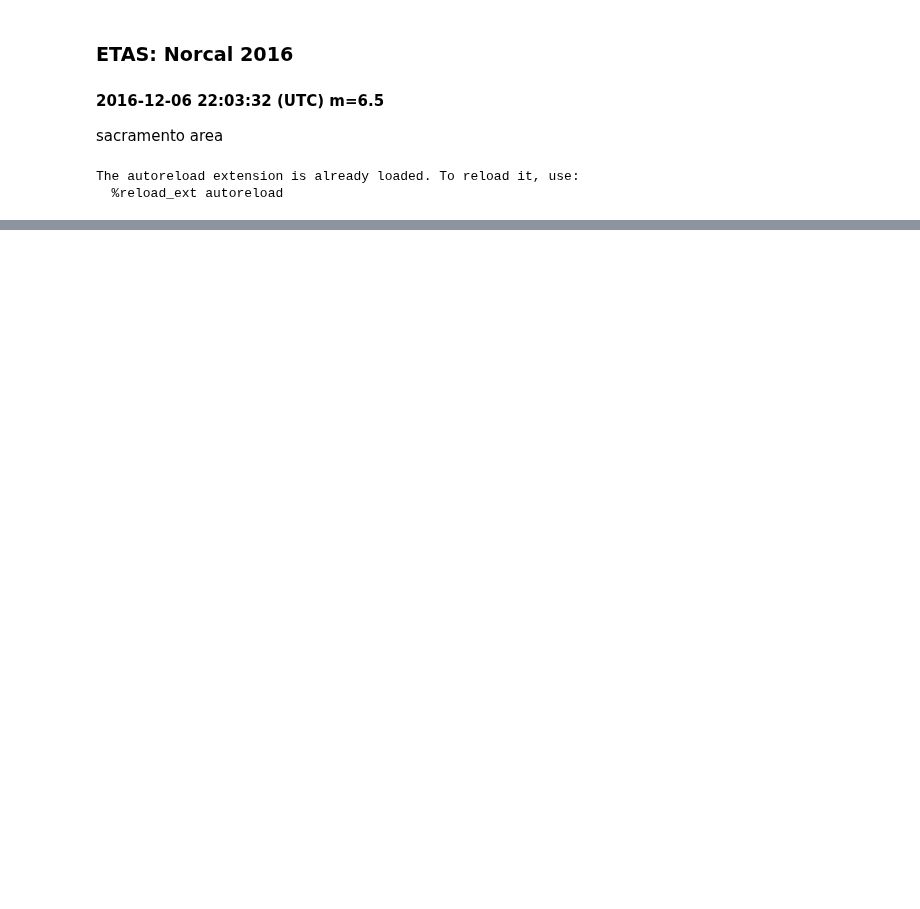
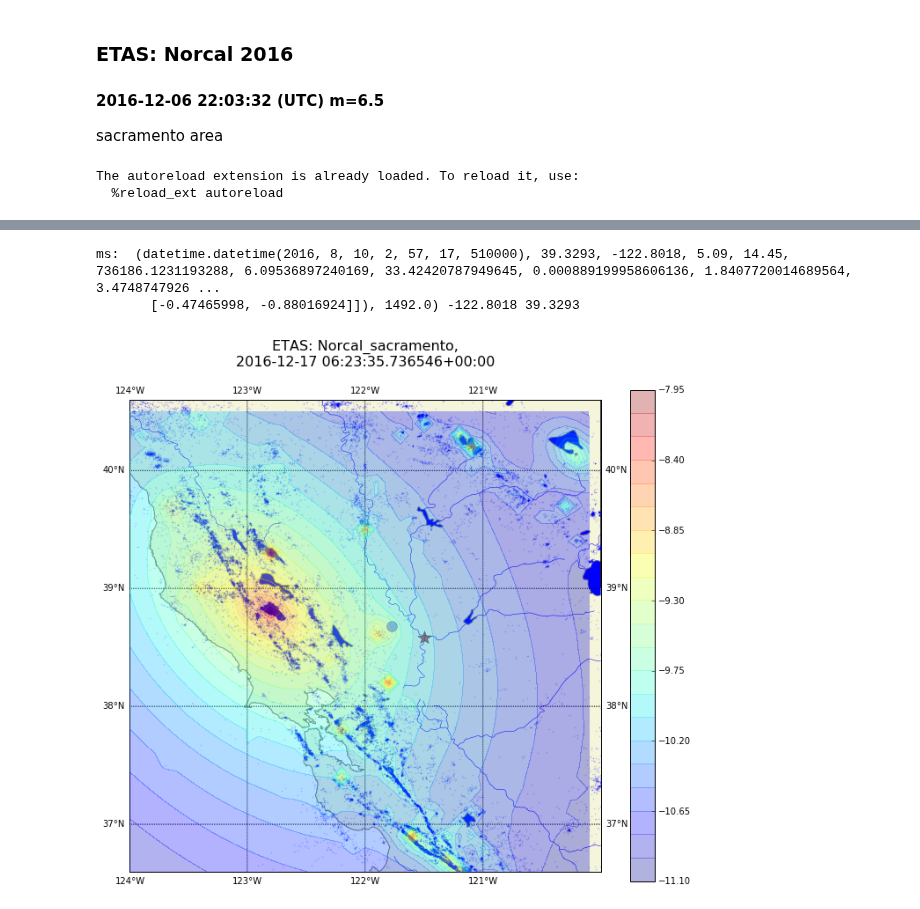
Before and after one commit to markyoder/globalETAS, a Jupyter notebook: ETAS_Norcal_sacramento.ipynb, the cells around one changed output, grey strips where cells are left out. Drawn from its saved outputs; the diff is of its cells as text; code cells hidden in the pictures; blank space fills up the shorter version.

Commit message:
adding ETAS_Norcal_sacramento...

```diff
--- a/ETAS_Norcal_sacramento.ipynb
+++ b/ETAS_Norcal_sacramento.ipynb
@@ -103,7 +105,7 @@ d_lat=3.
 d_lon=3.
 #lats = [lat0-d_lat, lat0+d_lat]
 #lons = [lon0-d_lon, lon0+d_lon]
-lons = [-122., -118.]
+lons = [-124., -120.]
 lats = [38.6-2., 38.6+2.]
 
 #to_dt = t0-dtm.timedelta(hours=2)
@@ -128,13 +130,20 @@ lats = [38.6-2., 38.6+2.]
 # print('len(cc): {}'.format(len(cc)))
 # %%
 #etas = ggep.auto_etas(to_dt=to_dt, Lr_factor=Lr_factor, dt_0=5)
+
+gl = Nominatim()
+
+sacramento = gl.geocode('sacramento, ca')
+woodland  =  gl.geocode('woodland, ca')
 
 eq_prams = {'do_recarray': True, 'D_fract': 1.5,
                't_0':dtm.datetime(1990, 1, 1, 0, 0, tzinfo=pytz.timezone('UTC')),
                't_now':to_dt,
-               'lats': lats, 'p': 1.1, 'b1': 1.0, 'mc': 1.0, 'q': 1.5,
+               'd_lat': .1, 'd_lon':.1,
+               'lats': lats, 'p': 1.1, 'b1': 1.0, 'mc': 1.5, 'q': 1.5,
                'lons': lons, 'dmstar': 1.0, 'b2': 1.5, 'd_tau': 2.28,
-               'incat': None, 'fit_factor': 1.0, 'd_lambda': 1.76, 'etas_range_padding':5., 'ab_ratio_expon':.25 }
+               'incat': None, 'fit_factor': 1.0, 'd_lambda': 1.76,
+               'etas_range_factor':25.0, 'etas_range_padding':1.5, 'ab_ratio_expon':.25 }
 
 # prototype of GlobalNet NZ catalog:
 #nz_cat0 = test_cat = atp.cat_from_geonet(lats=lats, lons=lons, m_c=2.5, date_from=dtm.datetime(2000,1,1,tzinfo=atp.tzutc),
@@ -220,3 +190,64 @@ plt.gca().legend(loc=0)
+# %%
+## TODO: do we need this? we run this figure again below...
+# ... not really, but we do a bunch of variable definitions here, so...
+#
+fg=plt.figure(0, figsize=(12,10))
+ax=plt.gca()
+etas.make_etas_contour_map(n_contours=25, fignum=0, map_resolution='f', alpha=.3, ax=ax)
+#
+#mainshock = sorted(etas.catalog, key=lambda rw: rw['mag'])[-1]
+#print('mainshock: ', mainshock)
+# get mainshock. it's an m>6 event in the last week or so... this is subjective.
+# if we just look for the biggest event, we get the L'Aquila event, so we'll need to be more creative...
+# or just specify it.
+
+mainshock = etas.catalog[-1]
+for j,eq in enumerate(reversed(etas.catalog)):
+    #print('*** ', pytz.utc.localize(eq['event_date'].astype(dtm.datetime)))
+    if pytz.utc.localize(eq['event_date'].astype(dtm.datetime))<etas.t_now-dtm.timedelta(days=180): break
+    if eq['mag']>mainshock['mag']:
+        mainshock = eq
+        #
+    #
+#
+print('ms: ', mainshock, mainshock['lon'], mainshock['lat'])
+x,y = etas.cm(mainshock['lon'], mainshock['lat'])
+#
+#print('mm: ', max(etas.catalog['mag']))
+#
+# let's get everything m>6 in the last 6 months?
+m6s = [rw for rw in etas.catalog if rw['mag'] >= 5.5
+       and pytz.utc.localize(rw['event_date'].astype(dtm.datetime))>t_ms-dtm.timedelta(days=180)]
+
+# plot mainshock:
+dt = mainshock['event_date'].astype(dtm.datetime)
+dt=t0
+dt_str = '{}-{}-{} {}:{}:{}'.format(dt.year, dt.month, dt.day, dt.hour, dt.minute, dt.second)
+#etas.cm.plot([x], [y], latlon=False, marker='*', color='r', ms=16, zorder=11,
+#                   label='m={}, {}'.format(mainshock['mag'], dt_str))
+#etas.cm.plot([lon0], [lat0], latlon=False, marker='*', color='r', ms=16, zorder=11,
+#                   label='m={}, *{}*'.format(m0, dt_str))
+#
+ax.set_title('ETAS: {},\n{}\n\n'.format(event_name, etas.t_now), size=16)
+for j,m6 in enumerate(m6s):
+    clr = colors_[j%len(colors_)]
+    #
+    dt = m6['event_date'].astype(dtm.datetime)
+    dt_str = '{}-{}-{} {}:{}:{}'.format(dt.year, dt.month, dt.day, dt.hour, dt.minute, dt.second)
+    etas.cm.scatter(m6['lon'], m6['lat'], s=3*(m6['mag']+12.), edgecolors=clr,
+                          c='none', marker='o', zorder=11, label='m={}, {}'.format(m6['mag'], dt_str))
+    #
+#
+etas.cm.plot(*etas.cm(sacramento.longitude, sacramento.latitude), marker='*', ms=14, color='r', zorder=6, alpha=.4)
+etas.cm.plot(*etas.cm(sacramento.longitude, sacramento.latitude), marker='*', ms=16, color='k', zorder=5, alpha=.4)
+etas.cm.plot(*etas.cm(woodland.longitude, woodland.latitude), marker='o', ms=12, color='b', alpha=.4)
+#
+etas.cm.scatter(etas.catalog['lon'], etas.catalog['lat'], s=2., edgecolors='b', c='b', marker='.', zorder=6, alpha=.15)
+plt.gca().legend(loc=0)
+# %% [output]
+ms:  (datetime.datetime(2016, 8, 10, 2, 57, 17, 510000), 39.3293, -122.8018, 5.09, 14.45, 736186.1231193288, 6.09536897240169, 33.42420787949645, 0.000889199958606136, 1.8407720014689564, 3.4748747926 ...
+       [-0.47465998, -0.88016924]]), 1492.0) -122.8018 39.3293
+[figure, added]
 # %%
 plt.figure(figsize=(10,6))
 plt.clf()
```
Also changed, not shown: parts of 10 cells of this notebook.
